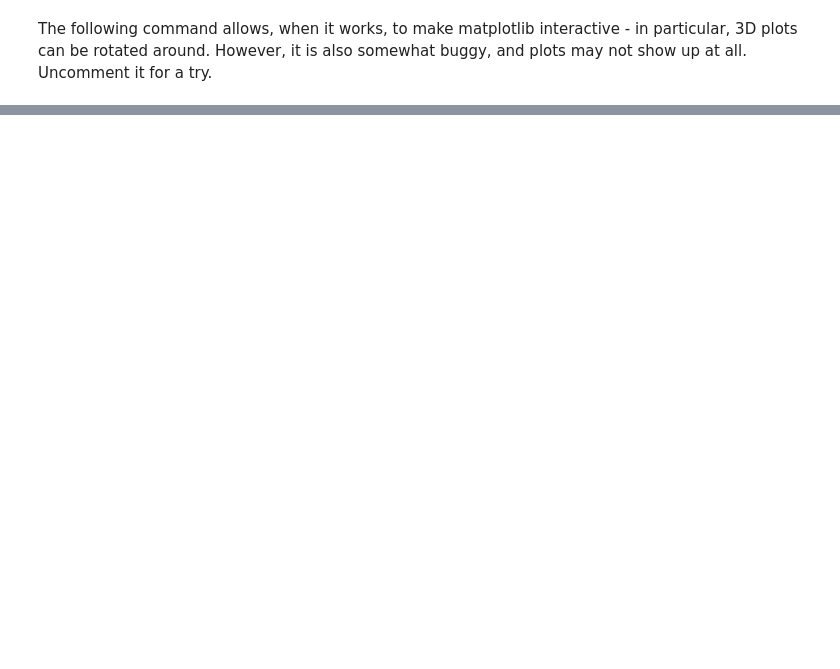
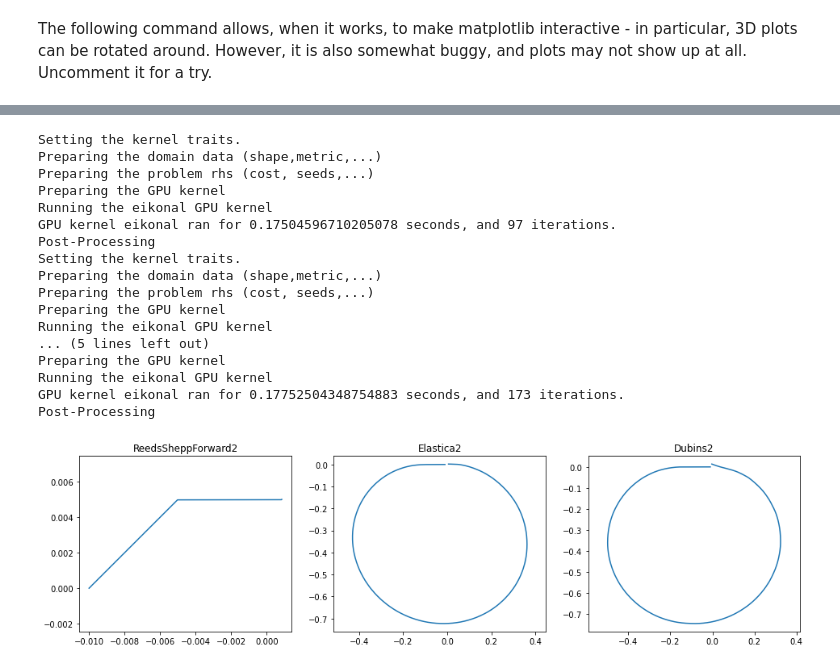
Before and after one commit to Mirebeau/AdaptiveGridDiscretizations, a Jupyter notebook: Notebooks_FMM/InPreparation/ConvexCurvature.ipynb, the cells around one changed output, grey strips where cells are left out. Drawn from its saved outputs; the diff is of its cells as text; code cells hidden in the pictures; blank space fills up the shorter version.

```diff
--- a/Notebooks_FMM/InPreparation/ConvexCurvature.ipynb
+++ b/Notebooks_FMM/InPreparation/ConvexCurvature.ipynb
@@ -51,0 +180,46 @@ The following command allows, when it works, to make matplotlib interactive - in
+# %%
+hfmIn = Eikonal.dictIn({
+    'model':'Elastica2',
+    'xi':0.4,
+    'seed':(0,0,0),
+    'pastseed_delay':100, # Use if seed and tip are close
+    #(disables the PastSeed backtracking stopping criterion for a number of initiabl steps)
+})
+
+nX,nθ = 201,100
+hfmIn.SetRect([[-1,1],[-1,1]],dimx=200)
+hfmIn.nTheta = 100
+aX,aY,aθ = hfmIn.Axes()
+X,Y = np.meshgrid(aX,aY,indexing='ij')
+dx = hfmIn.gridScales[0]
+
+
+hfmIn['tip'] = (-dx,0,0)
+#hfmIn['walls'] = (np.abs(X+0.05)<=dx/2) & (np.abs(Y)<0.3)
+# %%
+plt.figure(figsize=[16,4])
+for i,model in enumerate(('ReedsSheppForward2','Elastica2','Dubins2')):
+    hfmIn['model'] = model
+    hfmOut = hfmIn.Run()
+    ax = plt.subplot(1,3,i+1)
+    plt.title(model); plt.axis('equal')
+    for geo in hfmOut['geodesics']:  plt.plot(geo[0],geo[1])
+# %% [output]
+Setting the kernel traits.
+Preparing the domain data (shape,metric,...)
+Preparing the problem rhs (cost, seeds,...)
+Preparing the GPU kernel
+Running the eikonal GPU kernel
+GPU kernel eikonal ran for 0.17504596710205078 seconds, and 97 iterations.
+Post-Processing
+Setting the kernel traits.
+Preparing the domain data (shape,metric,...)
+Preparing the problem rhs (cost, seeds,...)
+Preparing the GPU kernel
+Running the eikonal GPU kernel
+... (5 lines left out)
+Preparing the GPU kernel
+Running the eikonal GPU kernel
+GPU kernel eikonal ran for 0.17752504348754883 seconds, and 173 iterations.
+Post-Processing
+[figure, added]
```
Also changed, not shown: parts of 18 cells of this notebook, 4 other files.
